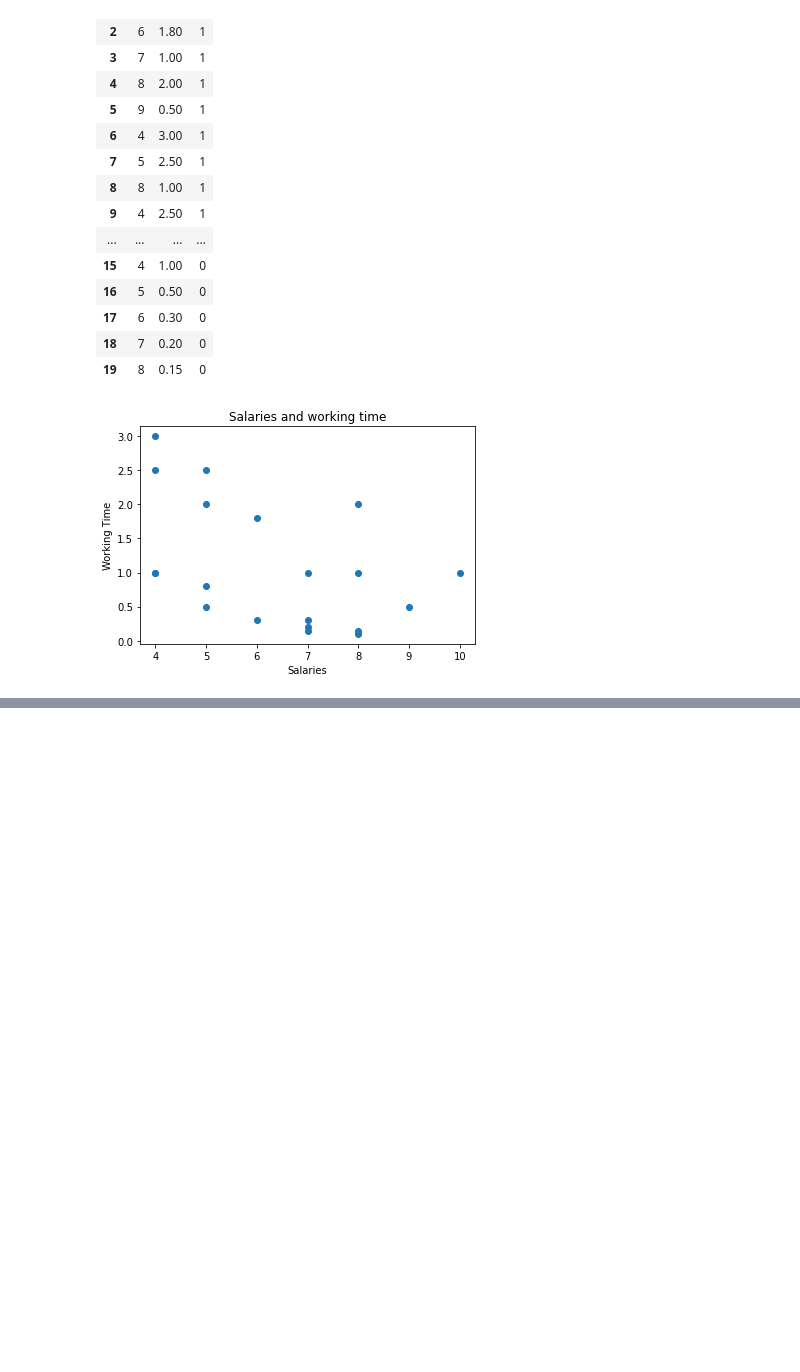
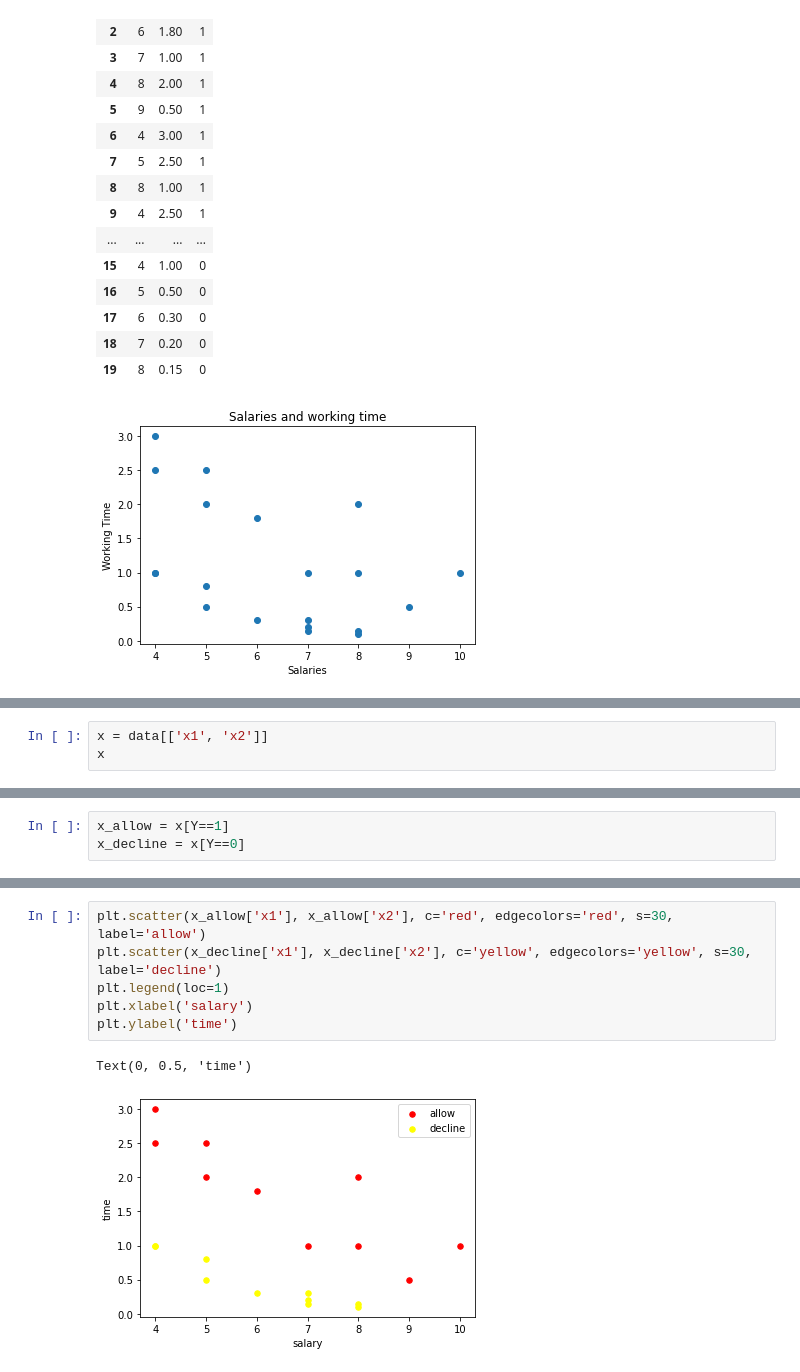
Before and after one commit to Hyprnx/Machine-Learning, a Jupyter notebook: Classwork/W6/Classwork W6.ipynb, the cells around one changed output, grey strips where cells are left out. Drawn from its saved outputs; the diff is of its cells as text; blank space fills up the shorter version.

```diff
--- a/Classwork/W6/Classwork W6.ipynb
+++ b/Classwork/W6/Classwork W6.ipynb
@@ -184,0 +178,3 @@ TypeError: '(slice(None, None, None), slice(0, 2, None))' is an invalid key
+# %%
+x = data[['x1', 'x2']]
+x
@@ -184,0 +199,3 @@ TypeError: '(slice(None, None, None), slice(0, 2, None))' is an invalid key
+# %%
+x_allow = x[Y==1]
+x_decline = x[Y==0]
@@ -184,0 +214,9 @@ TypeError: '(slice(None, None, None), slice(0, 2, None))' is an invalid key
+# %%
+plt.scatter(x_allow['x1'], x_allow['x2'], c='red', edgecolors='red', s=30, label='allow')
+plt.scatter(x_decline['x1'], x_decline['x2'], c='yellow', edgecolors='yellow', s=30, label='decline')
+plt.legend(loc=1)
+plt.xlabel('salary')
+plt.ylabel('time')
+# %% [output]
+Text(0, 0.5, 'time')
+[figure, added]
```
Also changed, not shown: parts of 3 cells of this notebook.
